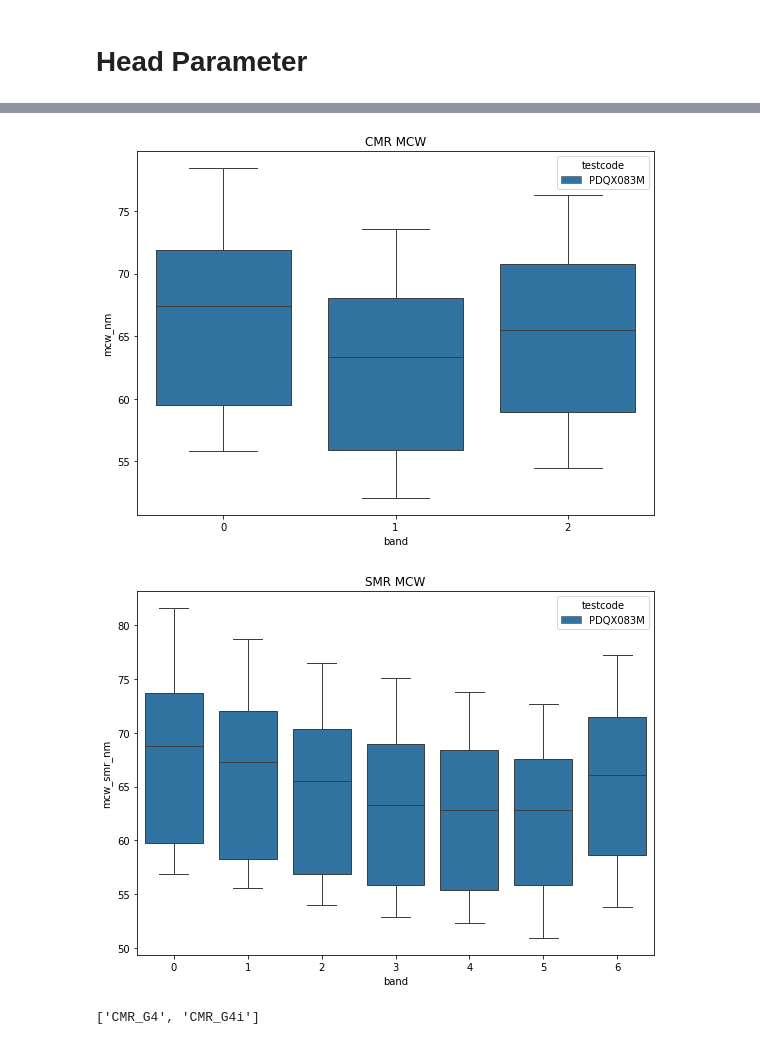
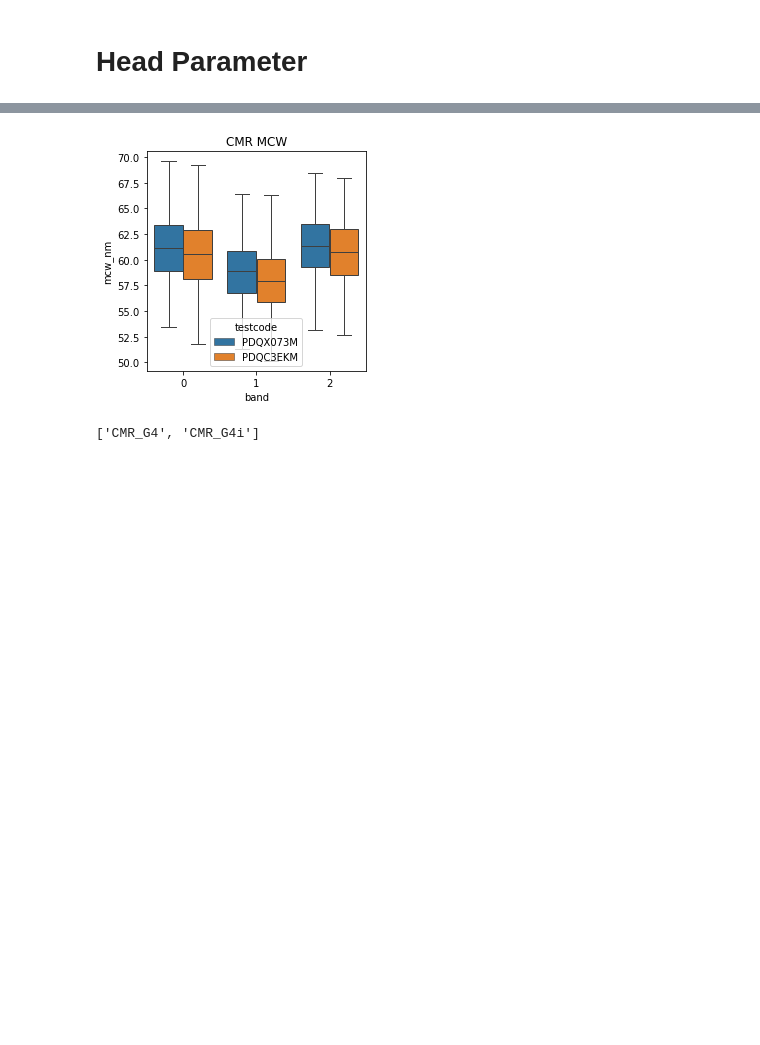
Before and after one commit to kiughigk/mfgcmd_ttr, a Jupyter notebook: notebook/parametric_summery.ipynb, the cells around one changed output, grey strips where cells are left out. Saved outputs shown, nothing was run; the diff lists cells and outputs as text; code cells hidden in the pictures; blank space fills up the shorter version.

```diff
--- a/notebook/parametric_summery.ipynb
+++ b/notebook/parametric_summery.ipynb
@@ -647,11 +644,29 @@ recType = "CMR"
+# %%
+#global variable
+
+rec_type = "CMR"
+a2a = True; #apple to apple comparison
+hue = 'testcode'
+hue_order = ['PDQX073M', 'PDQC3EKM']
+
+#HDD parameters
+stpi      = 580.0
+dtpi_cmr  = 500.0
+dtpi_smr  = 602.0
+tgtLbaCmr = 273906721.0
+tgtLbaSmr = 333662709.0
 # %%
+# pick up specific records
+
 def make_group(df, hueName='Model'):
 
+    """
     df.loc[df['mfgid'].str.endswith('1'), hueName] = 'CMR_G4'
     df.loc[df['mfgid'].str.endswith('4'), hueName] = 'CMR_G4i'
     df.loc[df['mfgid'].str.endswith('2'), hueName] = 'SMR_G4'
     df.loc[df['mfgid'].str.endswith('5'), hueName] = 'SMR_G4i'
     df.loc[df['mfgid'].str.endswith('3'), hueName] = 'XMR_G4'
     df.loc[df['mfgid'].str.endswith('6'), hueName] = 'XMR_G4i'
+    """
 
-    return(df)
+    return(df.query("mfgid.str.startswith('KQ')"))
@@ -694,43 +695,36 @@ plt.savefig('mcw_det.png', format='png')
 # %%
 # PreRsvd MCW
 
 %matplotlib inline
-"""
-percentilesByBand(dfForPlot.query("Model != 'SMR'"),
-                  ['mcw_10N0_0', 'mcw_10N0_1', 'mcw_10N0_2'],
-                  'loc', 'MCW[nm]', 'MCW (10N0)', 'mcw_10n0', hue=hueName,
-                  div=1/(1/100*25.4/dtpi_cmr*1e3), addTable=True)
 
-percentilesByBand(dfForPlot.query("Model != 'CMR'"),
-                  ['mcw_smr_2300_0', 'mcw_smr_2300_1', 'mcw_smr_2300_2', 'mcw_smr_2300_3', 'mcw_smr_2300_4', 'mcw_smr_2300_5', 'mcw_smr_2300_6'],
-                  'loc', 'MCW[nm]', 'MCW (2300)', 'mcw_2300', hue=hueName,
-                  div=1/(1/4096*25.4/dtpi_smr*1e3), addTable=True)
-"""
 df = make_group(pd.read_pickle('dfMcw.pkl').query("row_num==1"))
 
-fig, ax = plt.subplots(1,1, sharey=True, figsize=(8,6))
+#appel to apple check
+if a2a==True:
+    df = df[df.duplicated(subset=['hddsn', 'lhd', 'band', 'qualifier'], keep=False)]
+
+fig, ax = plt.subplots(1,1, sharey=True, figsize=(4,4))
 sns.boxplot(x="band", y="mcw_nm", hue='testcode',
             data=df.query("row_num==1 and mcw > 0"),
-            hue_order=['PDQX083M'],
+            hue_order=hue_order,
             ax=ax,
             linewidth=1)
 ax.set_title('CMR MCW')
 plt.tight_layout()
 plt.savefig('mcw.png', format='png')
 
-
-fig, ax = plt.subplots(1,1, sharey=True, figsize=(8,6))
-sns.boxplot(x="band", y="mcw_smr_nm", hue='testcode',
-            data=df.query("qualifier=='2300' and row_num==1 and mcw_smr_nm > 0"),
-            hue_order=['PDQX083M'],
-            ax=ax,
-            linewidth=1)
-ax.set_title('SMR MCW')
-plt.tight_layout()
-plt.savefig('mcw_smr.png', format='png')
+if rec_type != 'CMR':
+    fig, ax = plt.subplots(1,1, sharey=True, figsize=(8,4))
+    sns.boxplot(x="band", y="mcw_smr_nm", hue=hue,
+                data=df.query("qualifier=='2300' and row_num==1 and mcw_smr_nm > 0"),
+                hue_order=hue_order,
+                ax=ax,
+                linewidth=1)
+    ax.set_title('SMR MCW')
+    plt.tight_layout()
+    plt.savefig('mcw_smr.png', format='png')
 # %% [output]
-[figure, old version]
+[figure, new version]
-[figure, removed]
 # %%
 # MCW: DET vs MFG
 
```
Also changed, not shown: parts of 37 cells of this notebook, 2 other files.
